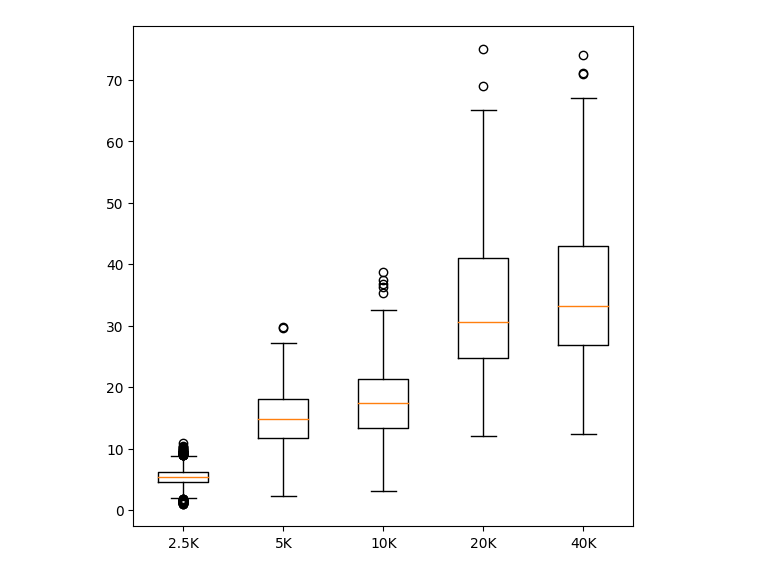
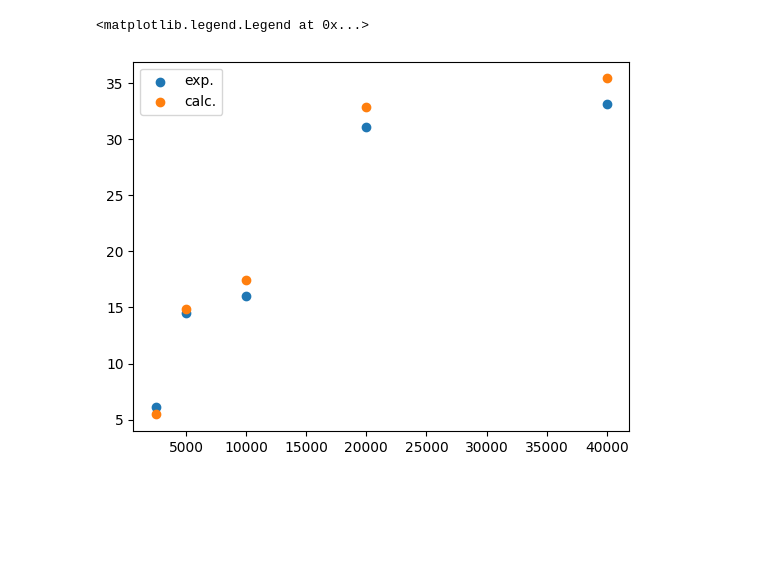
Before and after one commit to OneMoreGate/Ru_article, a Jupyter notebook: Cells_size/data_calc.ipynb, the cells around one changed output. Cells and saved outputs as stored; diff of their text form; code cells hidden in the pictures; blank space fills up the shorter version.

```diff
--- a/Cells_size/data_calc.ipynb
+++ b/Cells_size/data_calc.ipynb
@@ -54,9 +60,15 @@ for i in range(len(ax)):
-# %%
-pulses = [2500, 5000, 10000, 20000, 40000]
-
-fig = plt.figure(figsize =(5, 5))
-ax = fig.add_axes([1, 1, 1, 1])
-
-bp = ax.boxplot(data, labels= ticks)
-# %% [output]
-[figure, removed]
+# %%
+pulses = [2500, 5000, 10000, 20000, 40000]
+mean = [i.mean(axis = 0) for i in data]
+
+grain_size = [6.12053282553503, 14.4675536535772, 16.0292041820779, 31.1088409009669, 33.1809412908201]
+
+
+
+#plt.boxplot(data, labels= ticks)
+plt.scatter(pulses, grain_size, label = 'exp.')
+plt.scatter(pulses, mean, label = 'calc.')
+plt.legend()
+# %% [output]
+<matplotlib.legend.Legend at 0x...>
+[figure, added]
```
Also changed, not shown: parts of 1 cell of this notebook.
